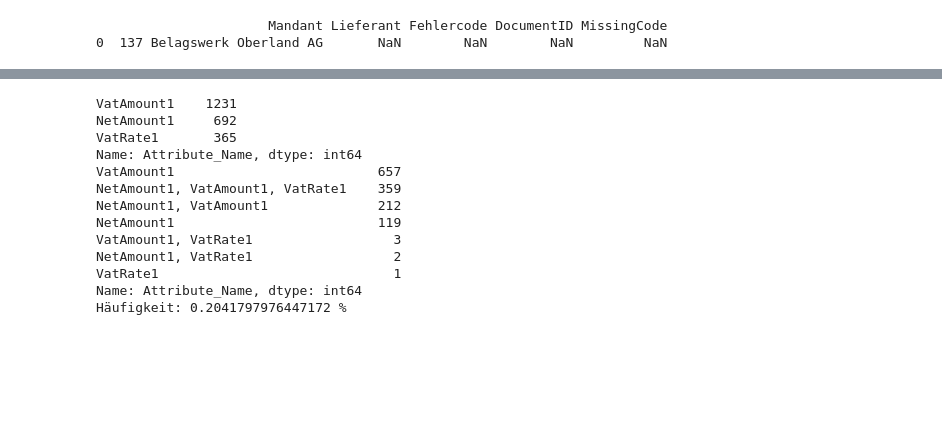
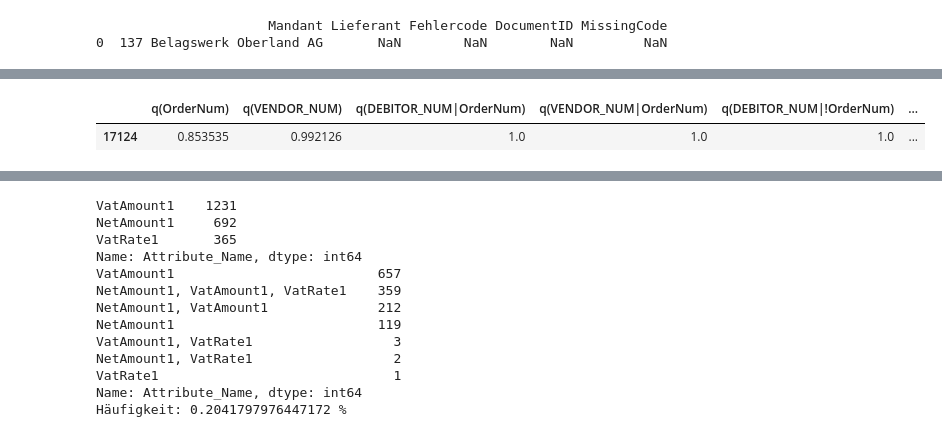
Before and after one commit to FusionShareeza/Masterarbeit, a Jupyter notebook: sqlconnector.ipynb, the cells around one changed output, grey strips where cells are left out. Cells and saved outputs as stored; diff of their text form; code cells hidden in the pictures; blank space fills up the shorter version.

```diff
--- a/sqlconnector.ipynb
+++ b/sqlconnector.ipynb
@@ -585,7 +613,7 @@ def get_outliers(df_results):
         sollwert = sollwerte_transposed.iloc[0][col]
         gewichtung = sollwerte_transposed.iloc[1][col]
         absoluter_abstand = np.abs(sollwert - df_results[col])
-        outliers = df_results[(df_results[col] - sollwert).abs() > 0.3] #2 * std ((1-sollwert)/2)
+        outliers = df_results[(df_results[col] - sollwert).abs() > 0.1] #2 * std ((1-sollwert)/2)
         #print(outliers.index.tolist())
         if not outliers.empty:
             outliers_dataframe[col] = outliers.index.tolist()
@@ -626,19 +654,19 @@ def sort_numbers_by_position(df, sollwerte_transposed ,col_name, threshold):
     sorted_counts = sorted(count_numbers.items(), key=lambda x: sum(positions[x[0]]) / len(positions[x[0]]))
     sorted_numbers = [x[0] for x in sorted_counts]
 
-    threshold_numbers = [x[0] for x in sorted_counts if x[1] > threshold]
+    threshold_numbers = [x[0] for x in sorted_counts if x[1] >= threshold]
 
     return sorted_numbers, threshold_numbers
 # %%
 startdate = "'2022-12-20 09:44:23.030'"
-enddate = "'2023-04-19 12:28:20.000'"
+enddate = "'2023-05-31 12:28:20.000'"
 
 df_table_cclogattributes = get_table_data_CCLOG('CCLogAttributes', connect_to_db_better(connection_string= 'classconprocessingger.database.windows.net', database = 'T_'+tenant+'')
                                            ,""+startdate+"",""+enddate+"")
 df_table_cclogattributes = df_table_cclogattributes.drop(['Zone','LogTime','Attribute_DataType','LogTimeTicks'], axis=1)
 df_table_cclogattributes = df_table_cclogattributes.replace('\n',' ', regex=True)
 df_table_cclogattributes = df_table_cclogattributes.replace('\r',' ', regex=True)
-df_table_cclogattributes.to_csv('./data/cclogattributes_T'+tenant+'_reduced.csv', index=False, header= True, encoding='utf-8')
+df_table_cclogattributes.to_csv('./data/cclogattributes_T_'+tenant+'_reduced.csv', index=False, header= True, encoding='utf-8')
 # %%
 df_scorecard_dataframe = pd.DataFrame(columns=['Mandant','Lieferant','Fehlercode','DocumentID','MissingCode'])
 df_scorecard_dataframe.loc[0, 'Mandant'] = '137 Belagswerk Oberland AG'
@@ -654,23 +682,26 @@ sollwerte = pd.read_csv('data/sollwerte.csv', encoding='utf-8')
 sollwerte_transposed = sollwerte.set_index('Unnamed: 0').T
 dc_sorted_df_vendor_complete = dict()
 
+dc_all_results_df_vendor_complete = {}
 
-df_results_debitor,df_results_frequency ,dc_sorted_df_debitor = get_data_values_complete_results(tenant, 'DEBITOR_NUM', df_table_cclogattributes)
+df_results_debitor,df_results_frequency ,dc_sorted_df_debitor, schmutz = get_data_values_complete_results(tenant, 'DEBITOR_NUM', df_table_cclogattributes)
 outliers_results = get_outliers(df_results_debitor)
 outliers_results_sorted_debitor = sort_outliers(outliers_results, df_results_frequency)
 outliers_results_debitor_frame = outliers_results_sorted_debitor.to_frame()
-sorted_counts, high_frequency_numbers_debitor = sort_numbers_by_position(outliers_results_debitor_frame, sollwerte_transposed,0, threshold=2)
+sorted_counts, high_frequency_numbers_debitor = sort_numbers_by_position(outliers_results_debitor_frame, sollwerte_transposed,0, threshold=3)
 
 bad_vendors = []
 count = 0
 for entry in high_frequency_numbers_debitor:
     dc_sorted_df_vendor_complete[entry] = {}
-    df_results_vendor, df_results_frequency_vendor, dc_sorted_df_vendor = get_data_values_complete_results(tenant, 'VENDOR_NUM', dc_sorted_df_debitor[entry])
+    dc_all_results_df_vendor_complete[entry] = {}
+    df_results_vendor, df_results_frequency_vendor, dc_sorted_df_vendor, dc_vendors = get_data_values_complete_results(tenant, 'VENDOR_NUM', dc_sorted_df_debitor[entry])
+    dc_all_results_df_vendor_complete[entry].update(dc_vendors)
     dc_sorted_df_vendor_complete[entry].update(dc_sorted_df_vendor)
     outliers_results_vendor = get_outliers(df_results_vendor)
     outliers_results_sorted_vendor = sort_outliers(outliers_results_vendor, df_results_frequency_vendor)
     outliers_results_vendor_frame = outliers_results_sorted_vendor.to_frame()
-    sorted_counts_vendor, high_frequency_numbers_vendor = sort_numbers_by_position(outliers_results_vendor_frame, sollwerte_transposed, 0, threshold=2)
+    sorted_counts_vendor, high_frequency_numbers_vendor = sort_numbers_by_position(outliers_results_vendor_frame, sollwerte_transposed, 0, threshold=3)
     bad_vendors.append(high_frequency_numbers_vendor)
     print(high_frequency_numbers_vendor)
 
@@ -680,4 +711,11 @@ for entry in high_frequency_numbers_debitor:
         count += 1
 
     score_card[entry]  = high_frequency_numbers_vendor
+
+for entry in list(set(df_results_debitor.index) - set(high_frequency_numbers_debitor)):
+    dc_sorted_df_vendor_complete[entry] = {}
+    dc_all_results_df_vendor_complete[entry] = {}
+    df_results_vendor, df_results_frequency_vendor, dc_sorted_df_vendor, dc_vendors = get_data_values_complete_results(tenant, 'VENDOR_NUM', dc_sorted_df_debitor[entry])
+    dc_all_results_df_vendor_complete[entry].update(dc_vendors)
+    dc_sorted_df_vendor_complete[entry].update(dc_sorted_df_vendor)
 # %% [output]
@@ -690,3 +742,8 @@ for entry in high_frequency_numbers_debitor:
+# %%
+display(dc_all_results_df_vendor_complete["1200"]["17124"])
+# %% [output]
+|  | q(OrderNum) | q(VENDOR_NUM) | q(DEBITOR_NUM|OrderNum) | q(VENDOR_NUM|OrderNum) | q(DEBITOR_NUM|!OrderNum) | ... |
+| 17124 | 0.853535 | 0.992126 | 1.0 | 1.0 | 1.0 | ... |
 # %%
 df_table_ccvendors = get_table_data_ALL('CC_VENDORS', connect_to_db_better(connection_string= 'classconprocessingger.database.windows.net', database = 'T_'+tenant+''))
 df_table_ccvendors_bank = get_table_data_ALL('CC_VENDOR_BANK', connect_to_db_better(connection_string= 'classconprocessingger.database.windows.net', database = 'T_'+tenant+''))
```
Also changed, not shown: parts of 14 cells of this notebook, 26 other files.
